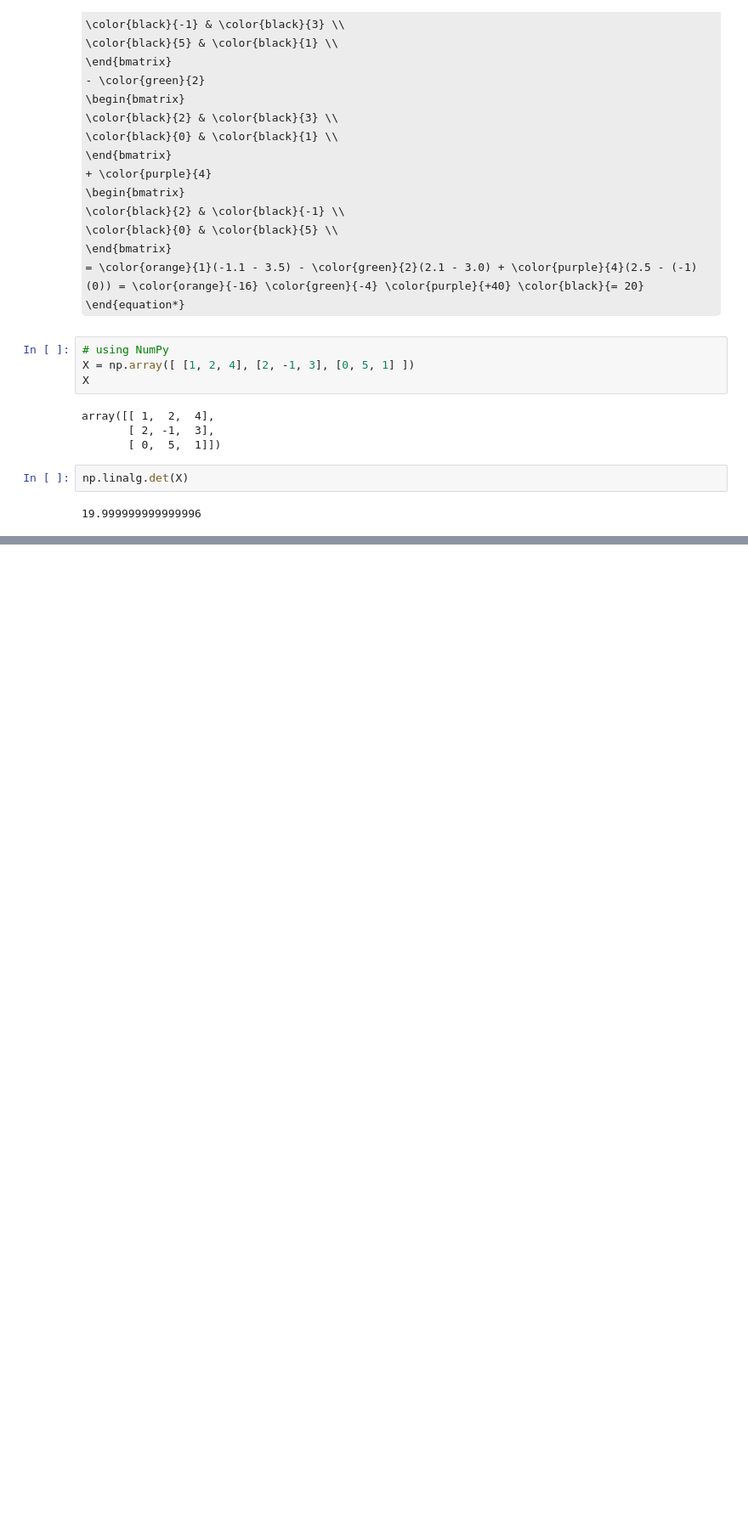
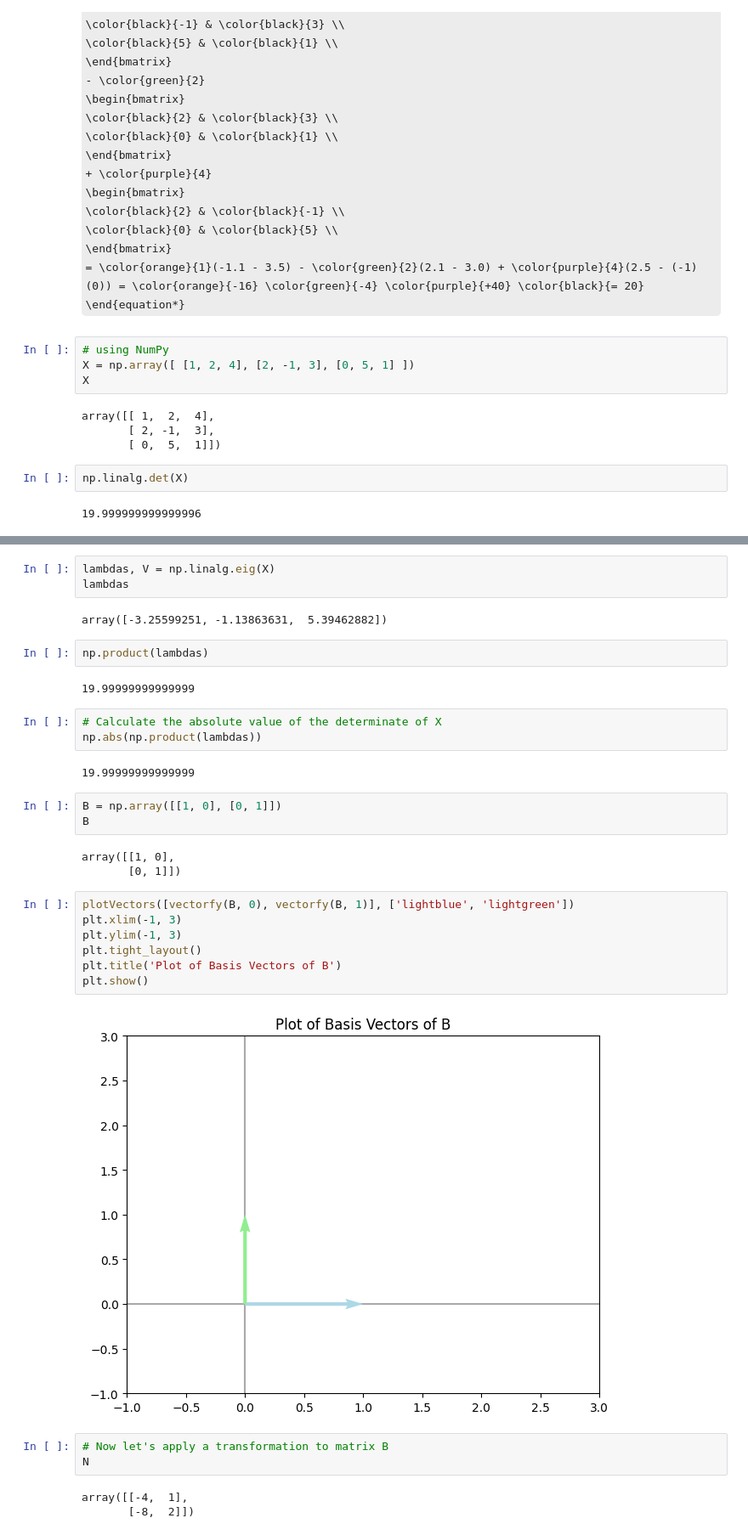
Before and after one commit to k3robotics/ML-Essentials, a Jupyter notebook: IntermediateLinAlg.ipynb, the cells around one changed output, grey strips where cells are left out. Shown at 85% size. Drawn from its saved outputs; the diff is of its cells as text; some formulas as TeX source; blank space fills up the shorter version.

```diff
--- a/IntermediateLinAlg.ipynb
+++ b/IntermediateLinAlg.ipynb
@@ -576,0 +592,35 @@ np.linalg.det(X)
+# %%
+lambdas, V = np.linalg.eig(X)
+lambdas
+# %% [output]
+array([-3.25599251, -1.13863631,  5.39462882])
+# %%
+np.product(lambdas)
+# %% [output]
+19.99999999999999
+# %%
+# Calculate the absolute value of the determinate of X
+np.abs(np.product(lambdas))
+# %% [output]
+19.99999999999999
+# %%
+B = np.array([[1, 0], [0, 1]])
+B
+# %% [output]
+array([[1, 0],
+       [0, 1]])
+# %%
+plotVectors([vectorfy(B, 0), vectorfy(B, 1)], ['lightblue', 'lightgreen'])
+plt.xlim(-1, 3)
+plt.ylim(-1, 3)
+plt.tight_layout()
+plt.title('Plot of Basis Vectors of B')
+plt.show()
+# %% [output]
+[figure, added]
+# %%
+# Now let's apply a transformation to matrix B
+N
+# %% [output]
+array([[-4,  1],
+       [-8,  2]])
```
Also changed, not shown: parts of 23 cells of this notebook.
